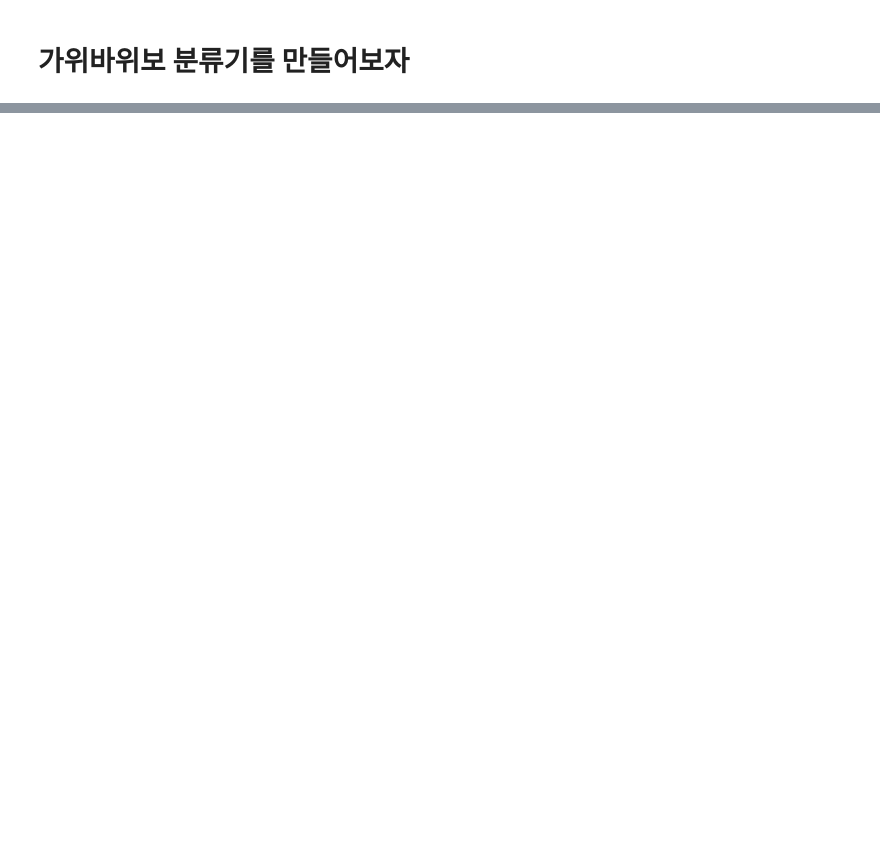
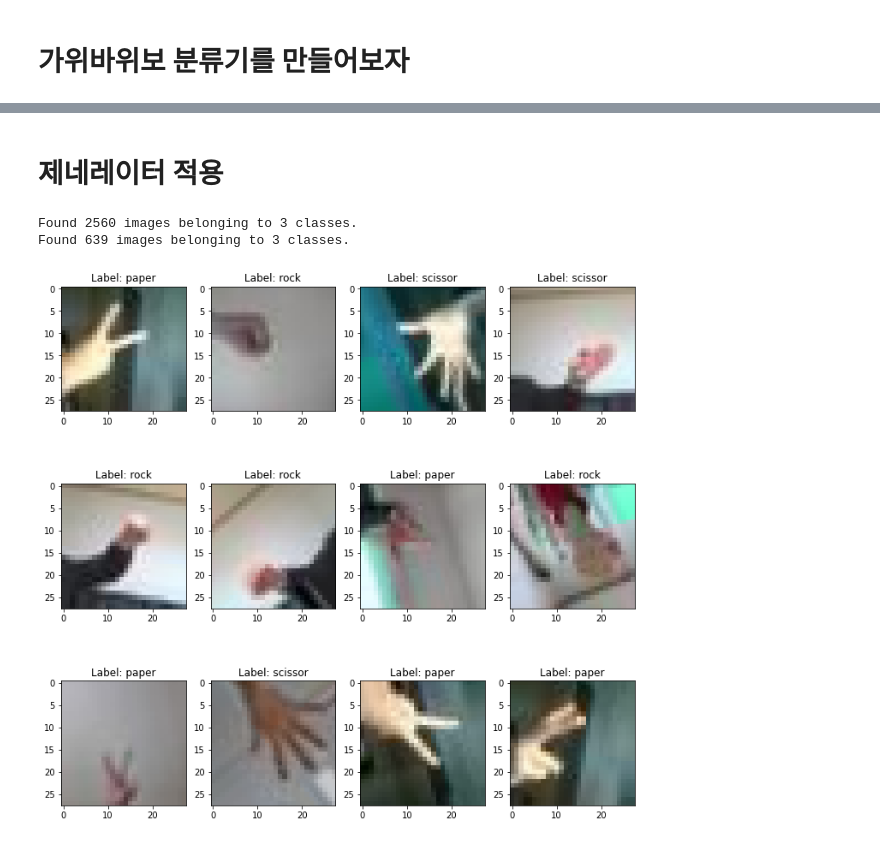
Before and after one commit to jungyongji/first-repository, a Jupyter notebook: [E-05] Play rock paper scissors with artificial intelligence.ipynb, the cells around one changed output, grey strips where cells are left out. Cells and saved outputs as stored; diff of their text form; code cells hidden in the pictures; blank space fills up the shorter version.

```diff
--- a/[E-05] Play rock paper scissors with artificial intelligence.ipynb
+++ b/[E-05] Play rock paper scissors with artificial intelligence.ipynb
@@ -556,0 +419,52 @@ for n in samples:
+# %% [markdown]
+# 제네레이터 적용
+# %%
+path = os.getenv("HOME") + '/aiffel/rock_scissor_paper/agit_total'
+# %%
+train_datagen = ImageDataGenerator(
+                rescale=1./255,
+                rotation_range = 40,
+                shear_range = 0.2,
+                horizontal_flip=True,
+                vertical_flip = True,
+                fill_mode = 'nearest',
+                validation_split=0.2)
+
+train_generator = train_datagen.flow_from_directory(
+        path,
+        target_size=target_image_size,
+        batch_size=128,
+        class_mode='categorical',
+        subset='training',
+        shuffle=True)
+
+validation_generator = train_datagen.flow_from_directory(
+        path,
+        target_size=target_image_size,
+        batch_size=128,
+        class_mode='categorical',
+        subset='validation',
+        shuffle=True)
+# %% [output]
+Found 2560 images belonging to 3 classes.
+Found 639 images belonging to 3 classes.
+# %%
+rsp = { 0 : "scissor", 1 : "rock", 2 : "paper"}
+def preview_dataset(image_generator):
+    plt.figure(figsize=(12, 12))
+    plot_index = 0
+    end = 0
+
+    x_train, y_train = image_generator.next()
+    for idx in range(len(x_train)):
+        plot_index += 1
+        plt.subplot(3, 4, plot_index)
+        plt.title(f'Label: {rsp[np.argmax(y_train[idx])]}')
+        plt.imshow(x_train[idx])
+        end += 1
+        if end == 12:
+            break
+
+preview_dataset(train_generator)
+# %% [output]
+[figure, added]
```
Also changed, not shown: parts of 85 cells of this notebook, 1 other file.
